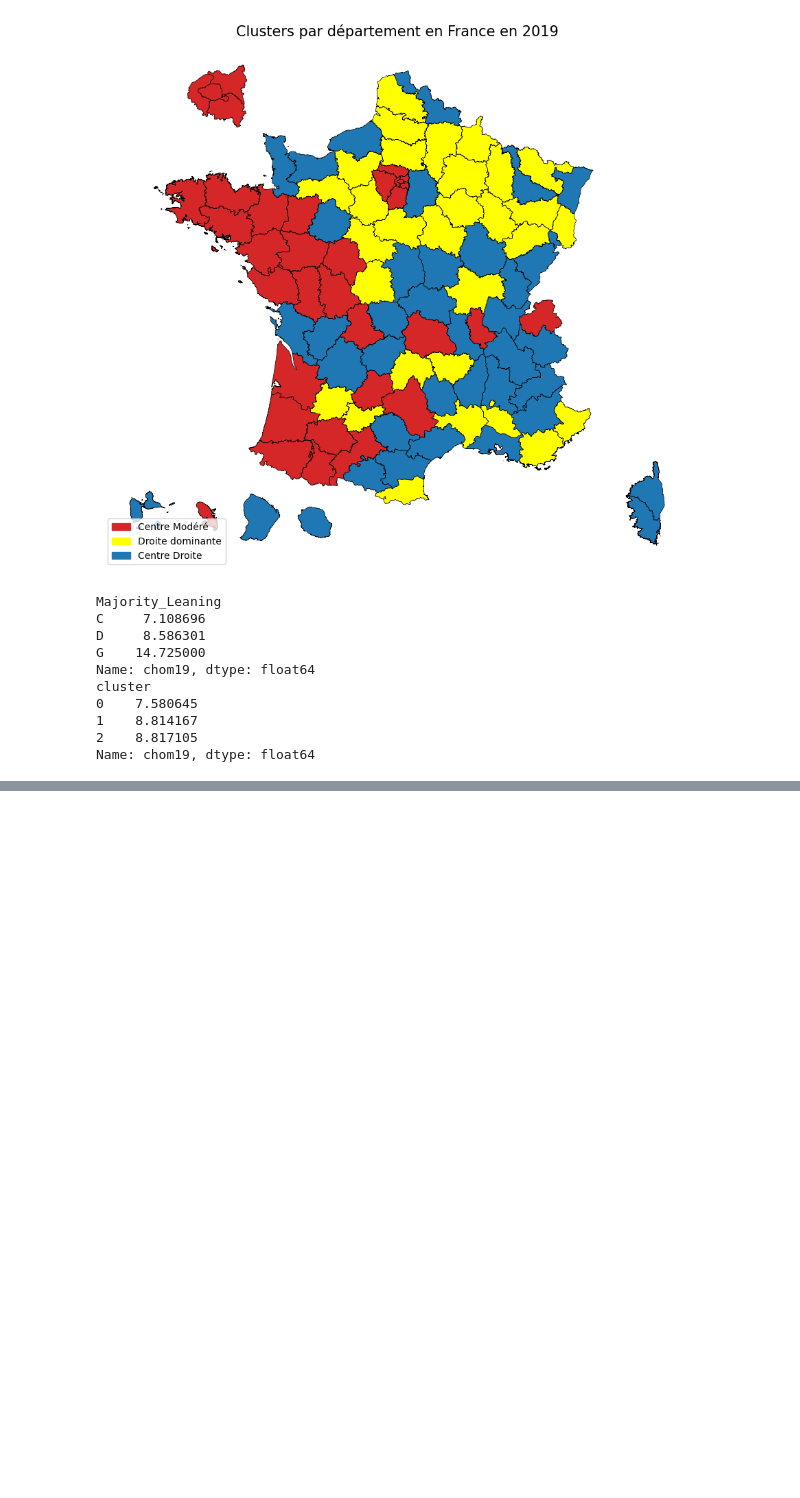
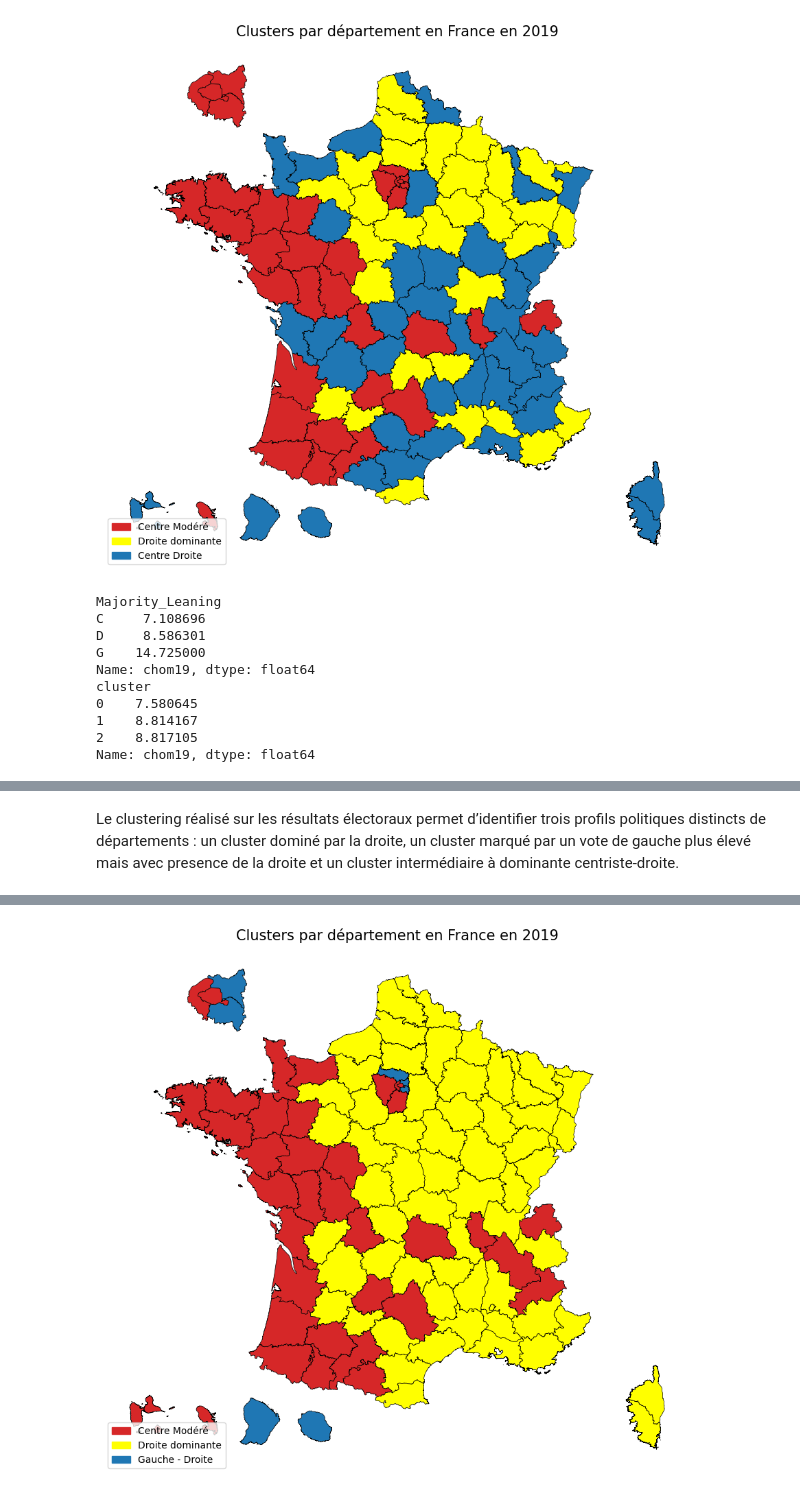
Before and after one commit to zuulaika/Projet-python, a Jupyter notebook: kmeans.ipynb, the cells around one changed output, grey strips where cells are left out. Saved outputs shown, nothing was run; the diff lists cells and outputs as text; code cells hidden in the pictures; blank space fills up the shorter version.

```diff
--- a/kmeans.ipynb
+++ b/kmeans.ipynb
@@ -168,0 +234,58 @@ Name: chom19, dtype: float64
+# %% [markdown]
+Le clustering réalisé sur les résultats électoraux permet d’identifier trois profils politiques distincts de départements : un cluster dominé par la droite, un cluster marqué par un vote de gauche plus élevé mais avec presence de la droite et un cluster intermédiaire à dominante centriste-droite.
+# %%
+import geopandas as gpd
+import pandas as pd
+import matplotlib.pyplot as plt
+import matplotlib.patches as mpatches
+import matplotlib.colors as mcolors
+
+!pip install cartiflette
+from cartiflette import carti_download
+
+departements = carti_download(
+    values="France",
+    crs=4326,
+    borders="DEPARTEMENT",
+    vectorfile_format="geojson",
+    filter_by="FRANCE_ENTIERE_DROM_RAPPROCHES",
+    source="EXPRESS-COG-CARTO-TERRITOIRE",
+    year=2022,
+)
+
+# clusters doit avoir une colonne "Dep" avec le nom des départements
+df = df1[["Dep", "cluster"]]
+
+departements_lambert93 = departements.to_crs(epsg=2154)
+merged_geo_df = departements_lambert93.set_index('LIBELLE_DEPARTEMENT').join(df.set_index('Dep'))
+
+political_colors = {
+    "Centre Modéré": '#d62728',  # Red
+    "Droite dominante": '#FFFF00',  # Yellow
+    "Gauche - Droite": '#1f77b4'   # Blue
+}
+
+cmap = mcolors.ListedColormap([political_colors[key] for key in political_colors])
+
+fig, ax = plt.subplots(1, 1, figsize=(12, 10))
+merged_geo_df.plot(
+    column="cluster",
+    cmap=cmap,
+    edgecolor='black',
+    linewidth=0.5,
+    ax=ax,
+    legend=False
+
+)
+ax.set_axis_off()
+
+ax.set_title('Clusters par département en France en 2019', fontsize=15)
+
+legend_patches = [
+    mpatches.Patch(color=political_colors[label], label=label)
+    for label in political_colors
+]
+ax.legend(handles=legend_patches, loc='lower left', frameon=True)
+
+plt.show()
+# %% [output]
@@ -168,0 +309 @@ Name: chom19, dtype: float64
+[figure, added]
```
Also changed, not shown: parts of 7 cells of this notebook, 2 other files.
